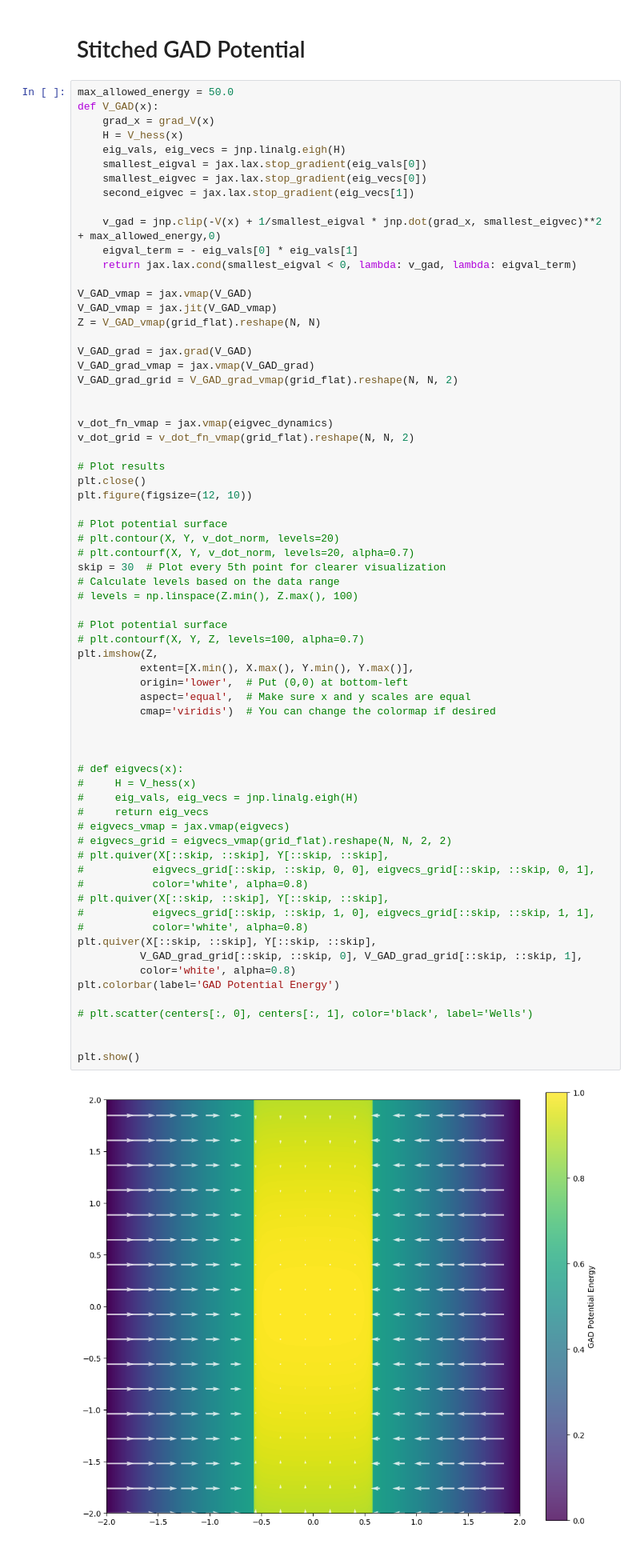
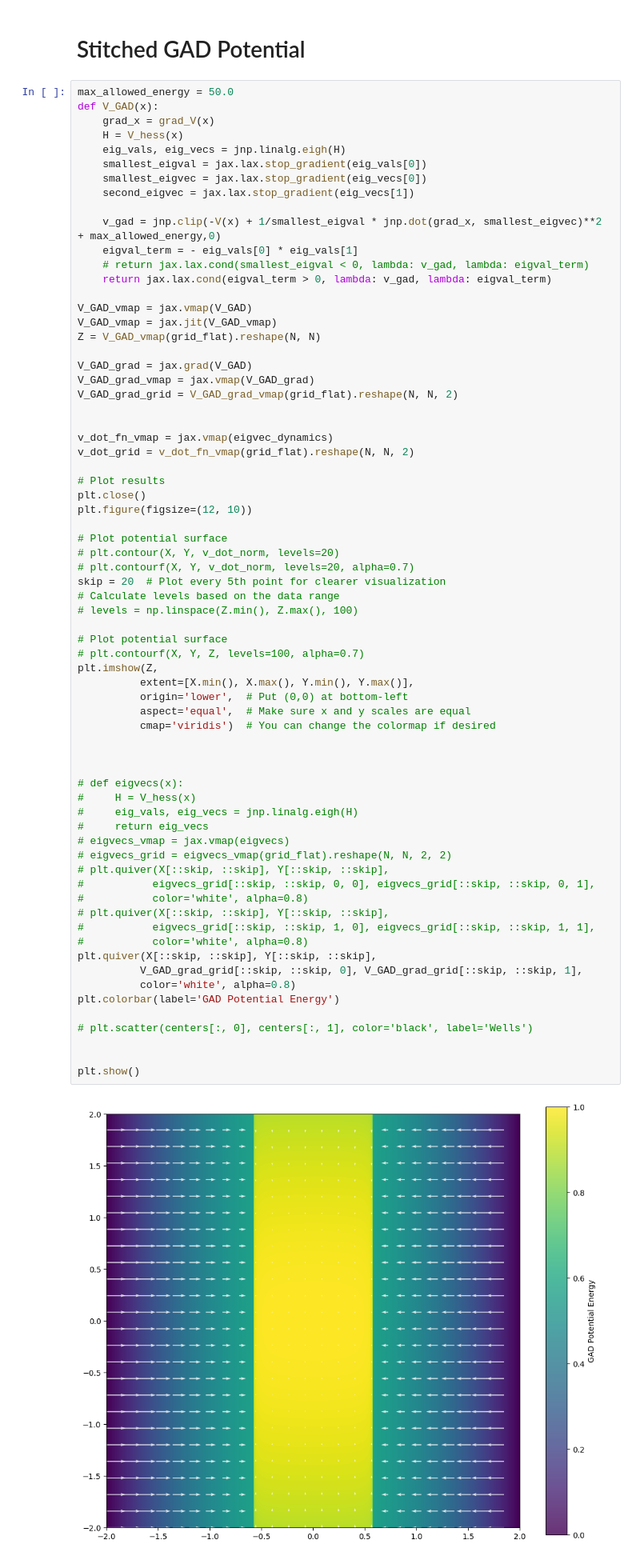
Before and after one commit to BurgerAndreas/meta-sampler, a Jupyter notebook: dem/notebooks/gad.ipynb, the cells around one changed output. Shown at 80% size. Drawn from its saved outputs; the diff is of its cells as text.

```diff
--- a/dem/notebooks/gad.ipynb
+++ b/dem/notebooks/gad.ipynb
@@ -328,7 +514,8 @@ def V_GAD(x):
 
     v_gad = jnp.clip(-V(x) + 1/smallest_eigval * jnp.dot(grad_x, smallest_eigvec)**2 + max_allowed_energy,0)
     eigval_term = - eig_vals[0] * eig_vals[1]
-    return jax.lax.cond(smallest_eigval < 0, lambda: v_gad, lambda: eigval_term)
+    # return jax.lax.cond(smallest_eigval < 0, lambda: v_gad, lambda: eigval_term)
+    return jax.lax.cond(eigval_term > 0, lambda: v_gad, lambda: eigval_term)
 
 V_GAD_vmap = jax.vmap(V_GAD)
 V_GAD_vmap = jax.jit(V_GAD_vmap)
@@ -349,7 +536,7 @@ plt.figure(figsize=(12, 10))
 # Plot potential surface
 # plt.contour(X, Y, v_dot_norm, levels=20)
 # plt.contourf(X, Y, v_dot_norm, levels=20, alpha=0.7)
-skip = 30  # Plot every 5th point for clearer visualization
+skip = 20  # Plot every 5th point for clearer visualization
 # Calculate levels based on the data range
 # levels = np.linspace(Z.min(), Z.max(), 100)
 
@@ -358,34 +545,34 @@ skip = 30  # Plot every 5th point for clearer visualization
 plt.imshow(Z,
           extent=[X.min(), X.max(), Y.min(), Y.max()],
           origin='lower',  # Put (0,0) at bottom-left
           aspect='equal',  # Make sure x and y scales are equal
           cmap='viridis')  # You can change the colormap if desired
 
 
 
 # def eigvecs(x):
 #     H = V_hess(x)
 #     eig_vals, eig_vecs = jnp.linalg.eigh(H)
 #     return eig_vecs
 # eigvecs_vmap = jax.vmap(eigvecs)
 # eigvecs_grid = eigvecs_vmap(grid_flat).reshape(N, N, 2, 2)
 # plt.quiver(X[::skip, ::skip], Y[::skip, ::skip],
 #           eigvecs_grid[::skip, ::skip, 0, 0], eigvecs_grid[::skip, ::skip, 0, 1],
 #           color='white', alpha=0.8)
 # plt.quiver(X[::skip, ::skip], Y[::skip, ::skip],
 #           eigvecs_grid[::skip, ::skip, 1, 0], eigvecs_grid[::skip, ::skip, 1, 1],
 #           color='white', alpha=0.8)
 plt.quiver(X[::skip, ::skip], Y[::skip, ::skip],
           V_GAD_grad_grid[::skip, ::skip, 0], V_GAD_grad_grid[::skip, ::skip, 1],
           color='white', alpha=0.8)
 plt.colorbar(label='GAD Potential Energy')
 
 # plt.scatter(centers[:, 0], centers[:, 1], color='black', label='Wells')
 
 
 plt.show()
 # %% [output]
-[figure, old version]
+[figure, new version]
 # %%
 # Create x values for the 1D slice
 x_1d = jnp.linspace(-lim, lim, 1000)
```
Also changed, not shown: parts of 21 cells of this notebook, 18 other files.
